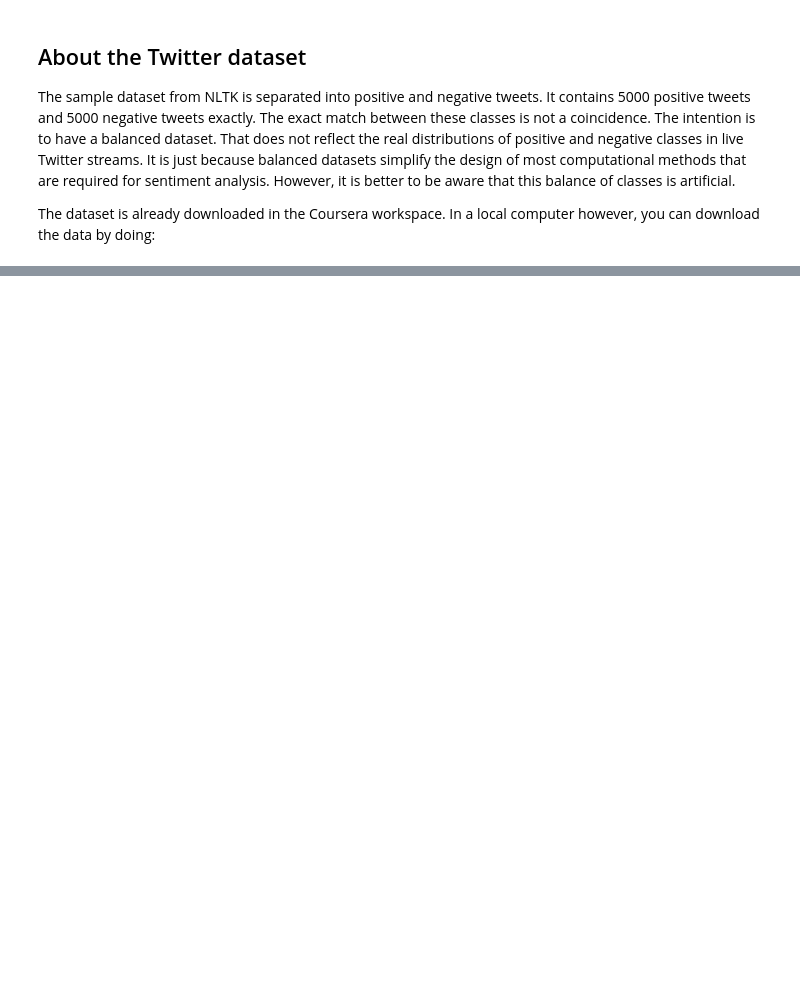
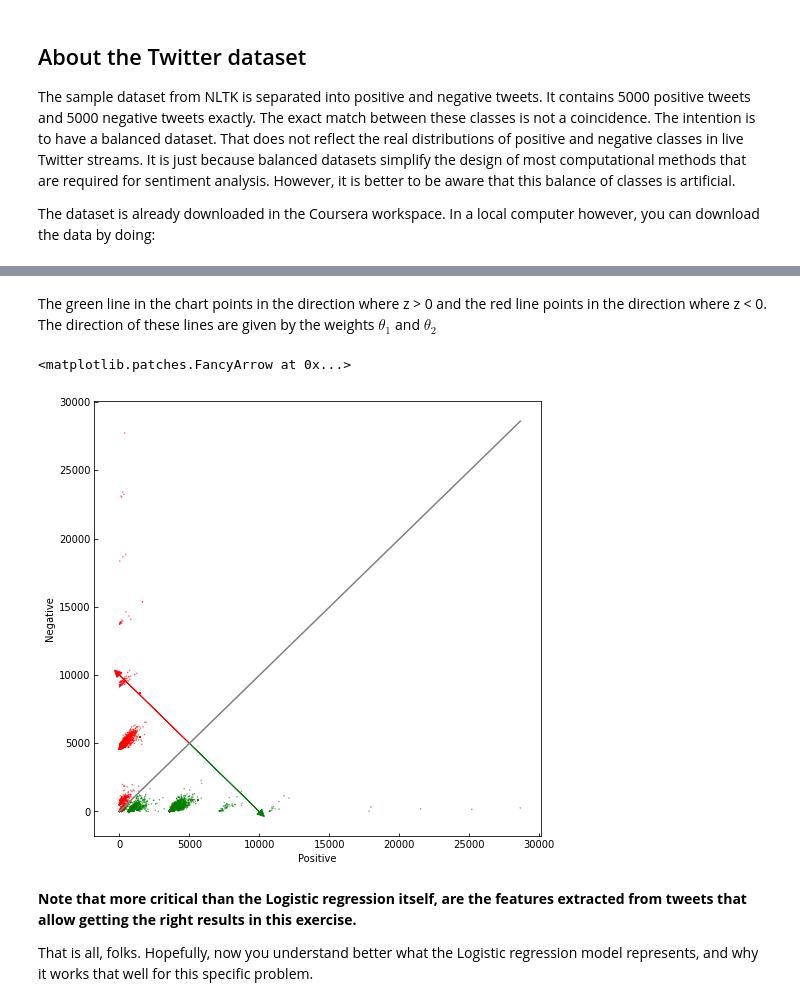
Before and after one commit to QiuSYang/deep-learning-study, a Jupyter notebook: ai_deep_learning_course_study/deeplearning_ai_nlp/nlp_classification_vector_spaces/Sentiment_Analysis_Logistic_Regression.ipynb, the cells around one changed output, grey strips where cells are left out. Saved outputs shown, nothing was run; the diff lists cells and outputs as text; code cells hidden in the pictures; blank space fills up the shorter version.

```diff
--- a/ai_deep_learning_course_study/deeplearning_ai_nlp/nlp_classification_vector_spaces/Sentiment_Analysis_Logistic_Regression.ipynb
+++ b/ai_deep_learning_course_study/deeplearning_ai_nlp/nlp_classification_vector_spaces/Sentiment_Analysis_Logistic_Regression.ipynb
@@ -41,0 +795,2 @@ LookupError:
+# %%
+theta = [7e-08, 0.00054223, -0.00054312]
@@ -41,0 +825,33 @@ LookupError:
+# %%
+def neg(theta,pos):
+    return (-theta[0]-theta[1]*pos)/theta[2]
+
+
+def direction(theta,pos):
+    return pos*theta[2]/theta[1]
+# %% [markdown]
+The green line in the chart points in the direction where z > 0 and the red line points in the direction where z < 0. The direction of these lines are given by the weights $\theta_1$ and $\theta_2$
+# %%
+fig,ax=plt.subplots(figsize=(8,8))
+
+colors=['red','green']
+
+ax.scatter(X[:,1],X[:,2],c=[colors[int(k)] for k in Y],s=0.1)
+ax.tick_params(direction='in')
+plt.xlabel("Positive")
+plt.ylabel("Negative")
+
+maxpos=np.max(X[:,1])
+
+offset=5000
+
+ax.plot([0,maxpos], [neg(theta,0),neg(theta, maxpos)], color = 'gray')
+ax.arrow(offset, neg(theta, offset), offset, direction(theta, offset), head_width=500, head_length=500, fc='g', ec='g')
+ax.arrow(offset, neg(theta, offset), -offset, -direction(theta, offset), head_width=500, head_length=500, fc='r', ec='r')
+# %% [output]
+<matplotlib.patches.FancyArrow at 0x...>
+[figure, added]
+# %% [markdown]
+**Note that more critical than the Logistic regression itself, are the features extracted from tweets that allow getting the right results in this exercise.**
+
+That is all, folks. Hopefully, now you understand better what the Logistic regression model represents, and why it works that well for this specific problem.
```
Also changed, not shown: parts of 79 cells of this notebook, 1 other file.
